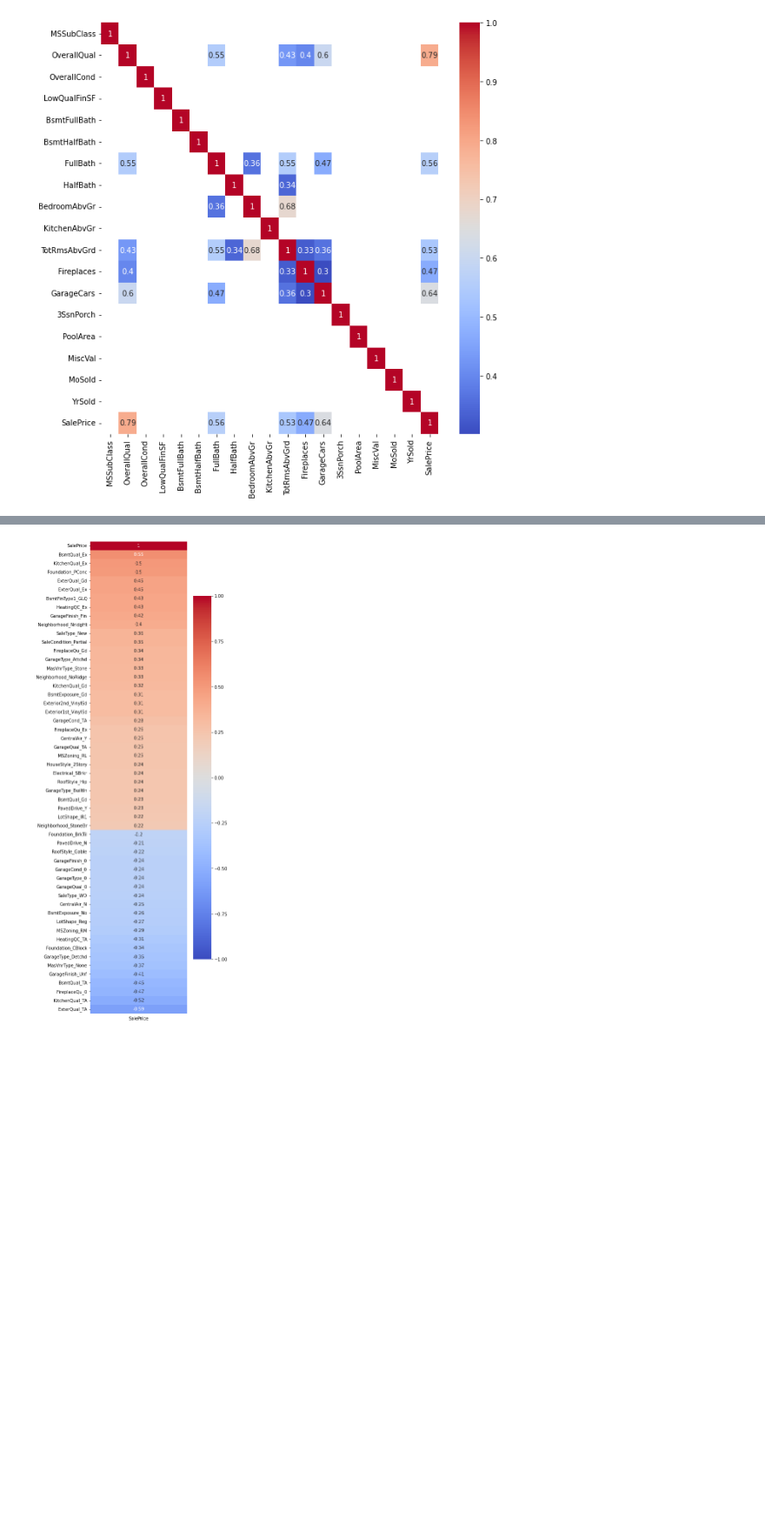
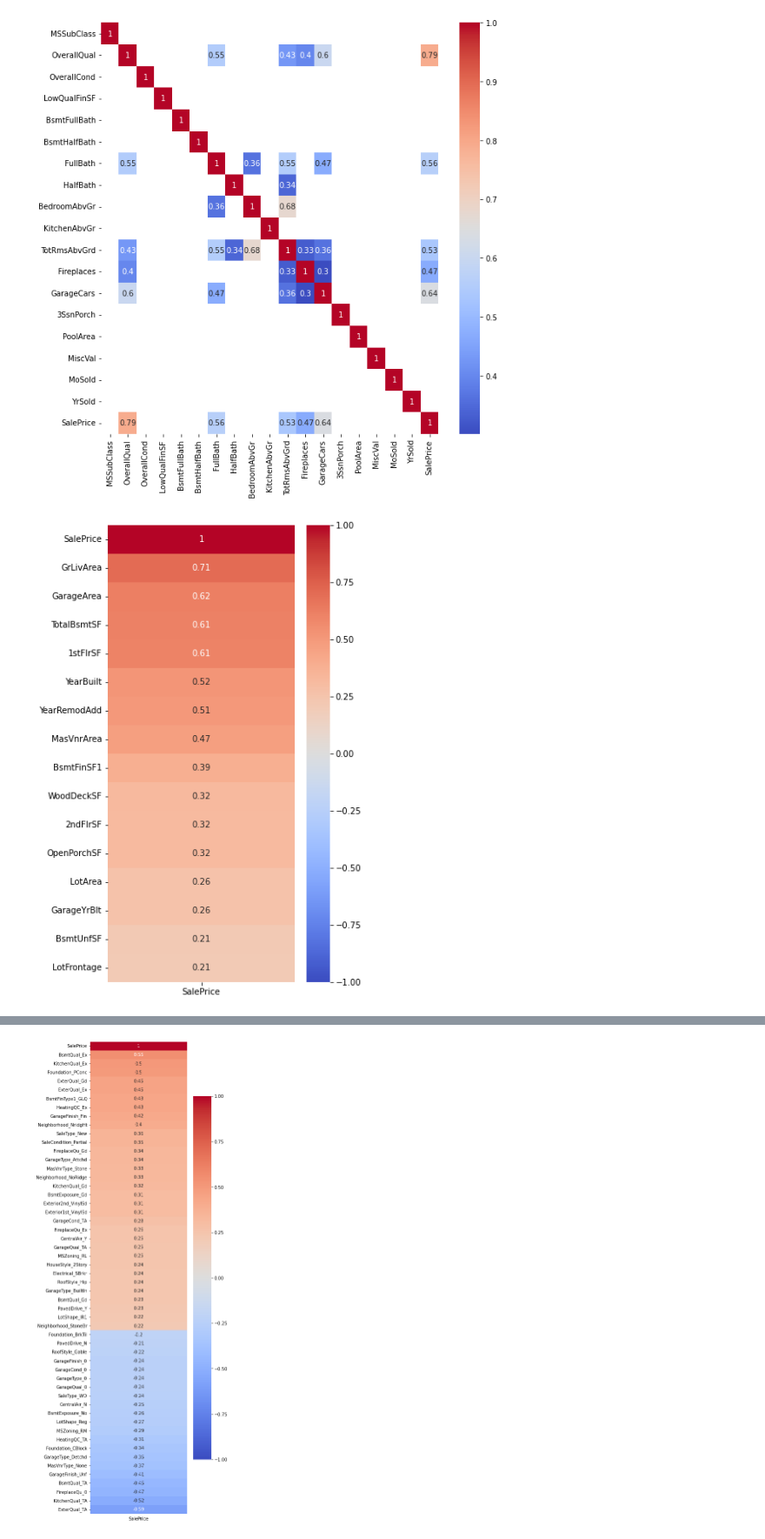
Before and after one commit to fabricio-inoue/House-Prices---Regression, a Jupyter notebook: House-pricing.ipynb, the cells around one changed output, grey strips where cells are left out. Shown: that part at 87% size. Saved outputs shown, nothing was run; the diff lists cells and outputs as text; code cells hidden in the pictures; blank space fills up the shorter version.

```diff
--- a/House-pricing.ipynb
+++ b/House-pricing.ipynb
@@ -225,3 +227,16 @@ sns.heatmap(discrete_corr[(discrete_corr >= 0.3) | (discrete_corr <= -0.3)], ann
 <AxesSubplot:>
 [figure]
 [figure]
+# %%
+# Set the correlation threshold
+correlation_threshold = 0.2
+
+# Filter the categorical_corr DataFrame based on the threshold
+filtered_corr2 = continuous_corr[['SalePrice']].loc[continuous_corr['SalePrice'].abs() >= correlation_threshold].sort_values('SalePrice', ascending=False)
+
+# Plot the filtered correlation heatmap
+plt.figure(figsize=(5, 10))
+sns.heatmap(filtered_corr2, annot=True, cmap='coolwarm', vmin=-1, vmax=1)
+plt.show()
+# %% [output]
+[figure, added]
```
Also changed, not shown: parts of 2 cells of this notebook.
